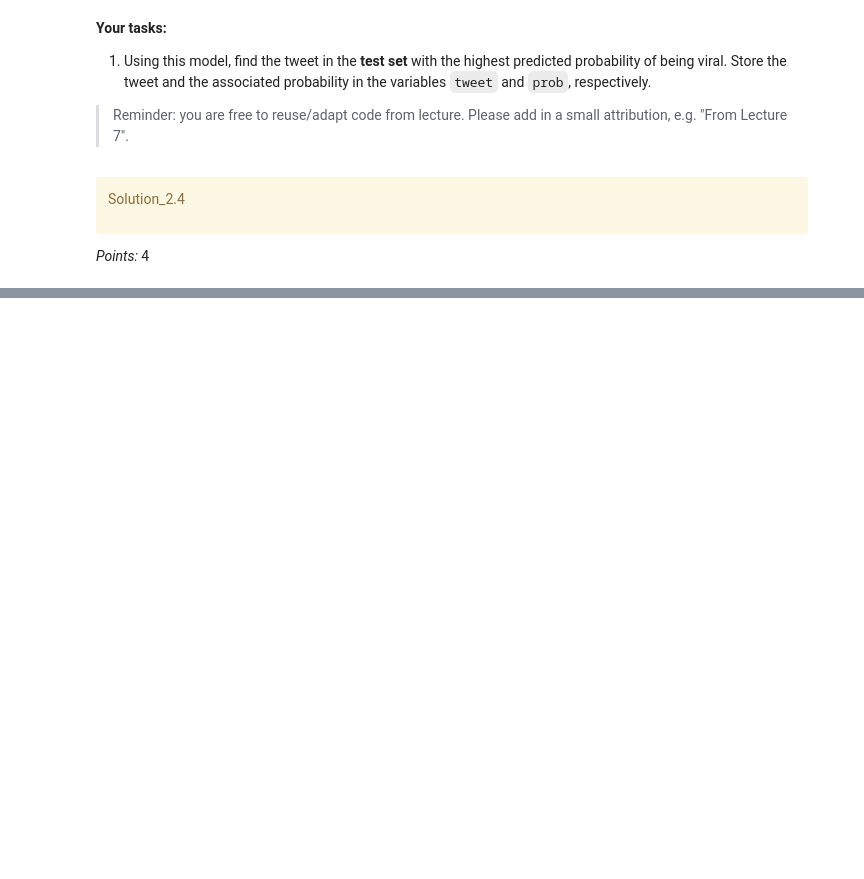
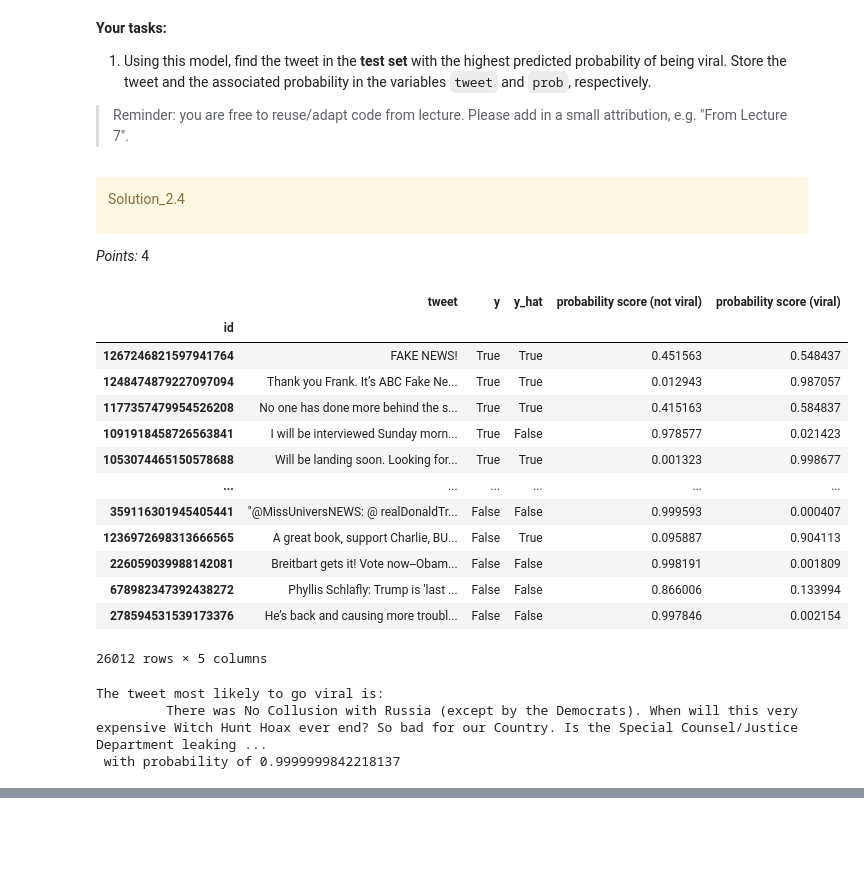
Before and after one commit to kaigg96/cpsc330-2023s, a Jupyter notebook: hw/hw4/hw4.ipynb, the cells around one changed output, grey strips where cells are left out. Saved outputs shown, nothing was run; the diff lists cells and outputs as text; code cells hidden in the pictures; blank space fills up the shorter version.

```diff
--- a/hw/hw4/hw4.ipynb
+++ b/hw/hw4/hw4.ipynb
@@ -298,2 +325,40 @@ prob = None
+# %%
+#adapted from lecture 7 code
+probs = pipe.predict_proba(X_test)
+
+data_dict = {
+    "tweet":X_test,
+    "y": y_test,
+    "y_hat": pipe.predict(X_test).tolist(),
+    "probability score (not viral)": probs[:, 0],
+    "probability score (viral)": probs[:, 1],
+}
+
+tweet_probabilities = pd.DataFrame(data_dict)
+tweet_probabilities
+# %% [output]
+|  | tweet | y | y_hat | probability score (not viral) | probability score (viral) |
+| id |  |  |  |  |  |
+| 1267246821597941764 | FAKE NEWS! | True | True | 0.451563 | 0.548437 |
+| 1248474879227097094 | Thank you Frank. It’s ABC Fake Ne... | True | True | 0.012943 | 0.987057 |
+| 1177357479954526208 | No one has done more behind the s... | True | True | 0.415163 | 0.584837 |
+| 1091918458726563841 | I will be interviewed Sunday morn... | True | False | 0.978577 | 0.021423 |
+| 1053074465150578688 | Will be landing soon. Looking for... | True | True | 0.001323 | 0.998677 |
+| ... | ... | ... | ... | ... | ... |
+| 359116301945405441 | "@MissUniversNEWS: @ realDonaldTr... | False | False | 0.999593 | 0.000407 |
+| 1236972698313666565 | A great book, support Charlie, BU... | False | True | 0.095887 | 0.904113 |
+| 226059039988142081 | Breitbart gets it! Vote now--Obam... | False | False | 0.998191 | 0.001809 |
+| 678982347392438272 | Phyllis Schlafly: Trump is 'last ... | False | False | 0.866006 | 0.133994 |
+| 278594531539173376 | He’s back and causing more troubl... | False | False | 0.997846 | 0.002154 |
+26012 rows × 5 columns
+# %%
+tweet = X_test[tweet_probabilities['probability score (viral)'].idxmax()]
+prob = tweet_probabilities['probability score (viral)'].max()
+
+print(f"The tweet most likely to go viral is: \n\t {tweet} \n with probability of {prob}")
+# %% [output]
+The tweet most likely to go viral is:
+         There was No Collusion with Russia (except by the Democrats). When will this very expensive Witch Hunt Hoax ever end? So bad for our Country. Is the Special Counsel/Justice Department leaking ...
+ with probability of 0.9999999842218137
 # %%
 grader.check("q2.4")
```
Also changed, not shown: parts of 52 cells of this notebook, 5 other files.
